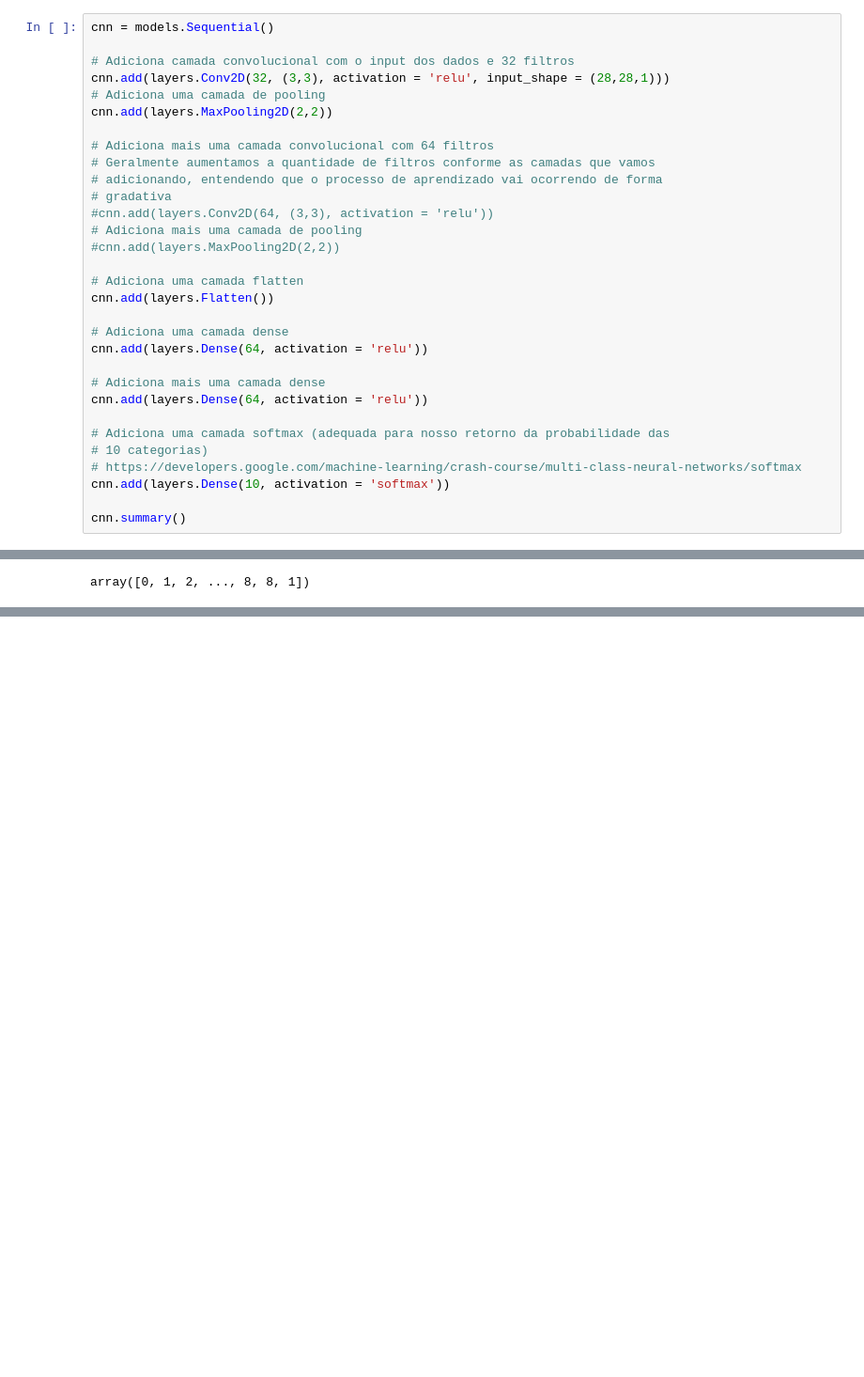
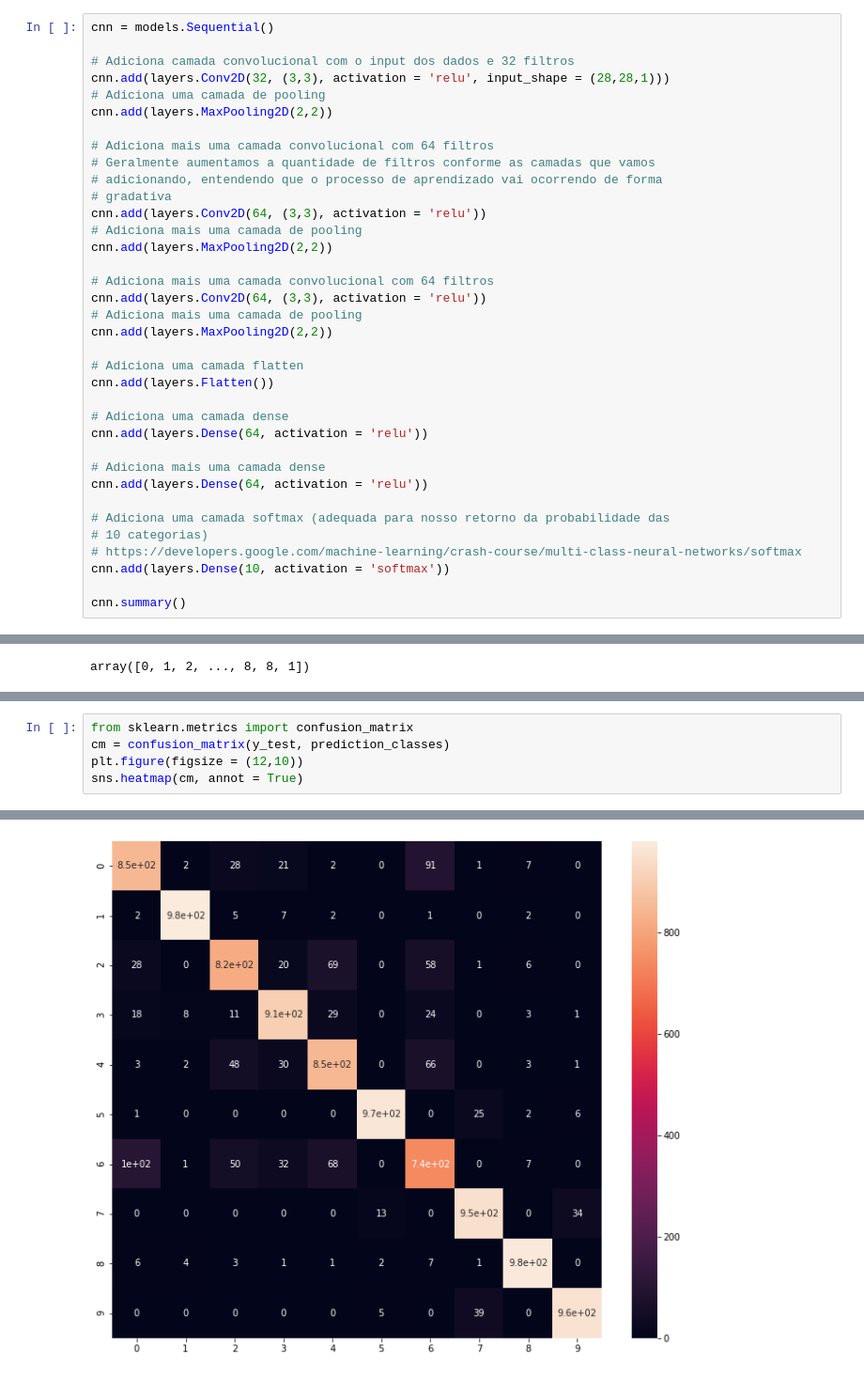
Before and after one commit to guiebitt/cddeeplearning, a Jupyter notebook: exercicio07.ipynb, the cells around one changed output, grey strips where cells are left out. Shown at 94% size. Drawn from its saved outputs; the diff is of its cells as text; blank space fills up the shorter version.

```diff
--- a/exercicio07.ipynb
+++ b/exercicio07.ipynb
@@ -178,9 +178,14 @@ cnn.add(layers.MaxPooling2D(2,2))
 # Geralmente aumentamos a quantidade de filtros conforme as camadas que vamos
 # adicionando, entendendo que o processo de aprendizado vai ocorrendo de forma
 # gradativa
-#cnn.add(layers.Conv2D(64, (3,3), activation = 'relu'))
+cnn.add(layers.Conv2D(64, (3,3), activation = 'relu'))
 # Adiciona mais uma camada de pooling
-#cnn.add(layers.MaxPooling2D(2,2))
+cnn.add(layers.MaxPooling2D(2,2))
+
+# Adiciona mais uma camada convolucional com 64 filtros
+cnn.add(layers.Conv2D(64, (3,3), activation = 'relu'))
+# Adiciona mais uma camada de pooling
+cnn.add(layers.MaxPooling2D(2,2))
 
 # Adiciona uma camada flatten
 cnn.add(layers.Flatten())
@@ -276,3 +278,9 @@ for i in np.arange(0, w_grid * l_grid):
 plt.subplots_adjust(hspace = 1.0)
 # %% [output]
 [figure]
+# %%
+from sklearn.metrics import confusion_matrix
+cm = confusion_matrix(y_test, prediction_classes)
+plt.figure(figsize = (12,10))
+sns.heatmap(cm, annot = True)
+# %% [output]
@@ -278,0 +288 @@ plt.subplots_adjust(hspace = 1.0)
+[figure, added]
```
Also changed, not shown: parts of 11 cells of this notebook.
